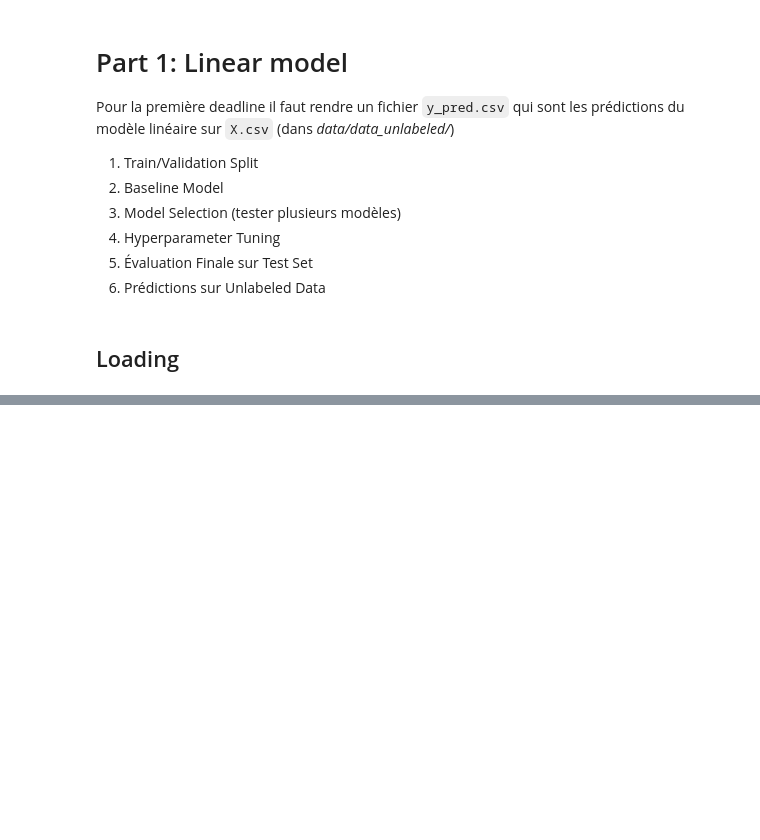
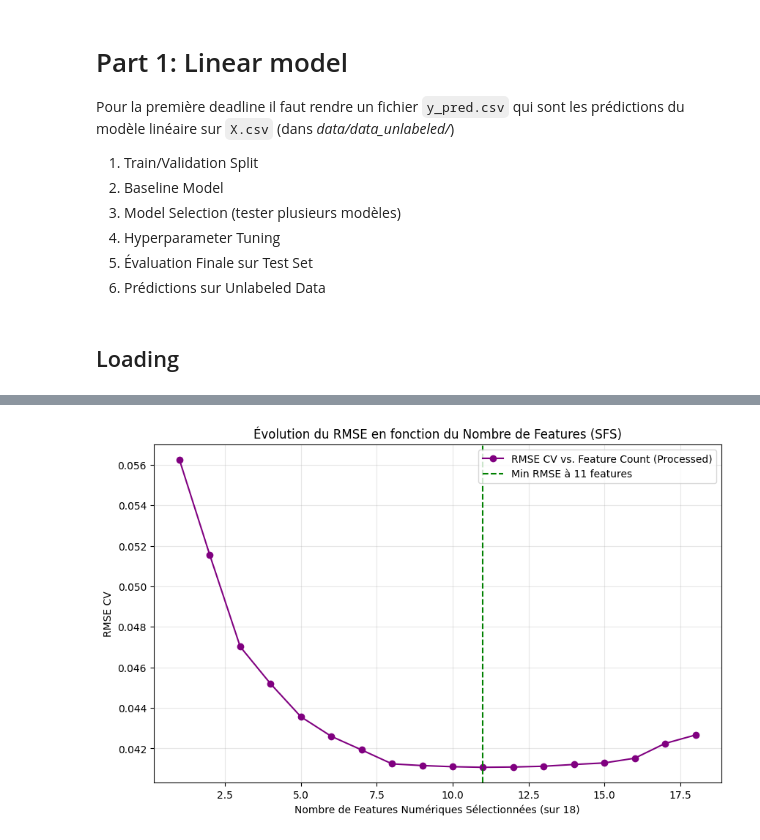
Before and after one commit to mat-bau/ml-project, a Jupyter notebook: notebooks/02_linear_model.ipynb, the cells around one changed output, grey strips where cells are left out. Drawn from its saved outputs; the diff is of its cells as text; code cells hidden in the pictures; blank space fills up the shorter version.

```diff
--- a/notebooks/02_linear_model.ipynb
+++ b/notebooks/02_linear_model.ipynb
@@ -460,0 +282,6 @@ Output: ../results/predictions/y_pred.csv
+# %%
+model_poly = Pipeline(steps=[
+    ('preprocessor', preprocessor),
+    ('poly', PolynomialFeatures(include_bias=False)),
+    ('regressor', Ridge())
+])
@@ -460,0 +357,76 @@ Output: ../results/predictions/y_pred.csv
+# %%
+# Pre-process X_train une seule fois pour obtenir les features numériques
+X_train_processed = preprocessor.fit_transform(X_train)
+feature_names_processed = preprocessor.get_feature_names_out()
+n_features_processed = X_train_processed.shape[1]
+best_model_steps = best_model.steps # Il inclut PolynomialFeatures et le TransformedTargetRegressor/Ridge
+# Le pipeline commence à partir de l'étape 1 (poly) car l'étape 0 (preprocessor) est déjà exécutée
+core_pipeline = Pipeline(best_model_steps[1:])
+
+# La cible NON transformée (y_target_original) est nécessaire pour le fit du TTR
+y_target_original = y_train['risk'].values.ravel()
+
+rmse_history_sfs = []
+n_features_tested_sfs = []
+max_k_sfs = n_features_processed - 1
+print(f"Test de 1 à {n_features_processed} features...")
+
+for k in range(1, max_k_sfs + 1):
+    sfs = SFS(
+        estimator=core_pipeline,
+        n_features_to_select=k,
+        direction='forward',
+        cv=5,
+        scoring='neg_root_mean_squared_error',
+        n_jobs=-1
+    )
+    sfs.fit(X_train_processed, y_target_original)
+    selected_indices = sfs.get_support(indices=True)
+    X_subset = X_train_processed[:, selected_indices]
+    cv_scores = cross_val_score(
+        core_pipeline,
+        X_subset,
+        y_target_original,
+        cv=5,
+        scoring='neg_root_mean_squared_error',
+        n_jobs=-1
+    )
+
+    avg_rmse = -cv_scores.mean()
+
+    n_features_tested_sfs.append(k)
+    rmse_history_sfs.append(avg_rmse)
+
+    print(f"Features: {k:2d}/{n_features_processed} -> RMSE CV: {avg_rmse:.4f}")
+
+print(f"Features: {n_features_processed:2d}/{n_features_processed} -> Calcul du score pour toutes les features...")
+final_cv_scores = cross_val_score(
+    core_pipeline,
+    X_train_processed, # Utilise toutes les features preprocessed
+    y_target_original,
+    cv=5,
+    scoring='neg_root_mean_squared_error',
+    n_jobs=-1
+)
+
+final_avg_rmse = -final_cv_scores.mean()
+n_features_tested_sfs.append(n_features_processed)
+rmse_history_sfs.append(final_avg_rmse)
+
+
+# --- Plotting des résultats ---
+plt.figure(figsize=(10, 6))
+plt.plot(n_features_tested_sfs, rmse_history_sfs, 'o-', label='RMSE CV vs. Feature Count (Processed)', color='purple')
+min_rmse_index = np.argmin(rmse_history_sfs)
+plt.axvline(x=n_features_tested_sfs[min_rmse_index], color='green', linestyle='--', label=f'Min RMSE à {n_features_tested_sfs[min_rmse_index]} features')
+plt.xlabel(f"Nombre de Features Numériques Sélectionnées (sur {n_features_processed})")
+plt.ylabel("RMSE CV")
+plt.title("Évolution du RMSE en fonction du Nombre de Features (SFS)")
+plt.legend()
+plt.grid(True, alpha=0.3)
+plt.show()
+
+print("\nAnalyse de la Courbe SFS:")
+print(f"Meilleur RMSE CV obtenu: {rmse_history_sfs[min_rmse_index]:.4f} avec {n_features_tested_sfs[min_rmse_index]} features traitées.")
+print(f"RMSE avec toutes les features: {rmse_history_sfs[-1]:.4f}")
+# %% [output]
@@ -460,0 +452 @@ Output: ../results/predictions/y_pred.csv
+[figure, added]
```
Also changed, not shown: parts of 58 cells of this notebook, 1 other file.
